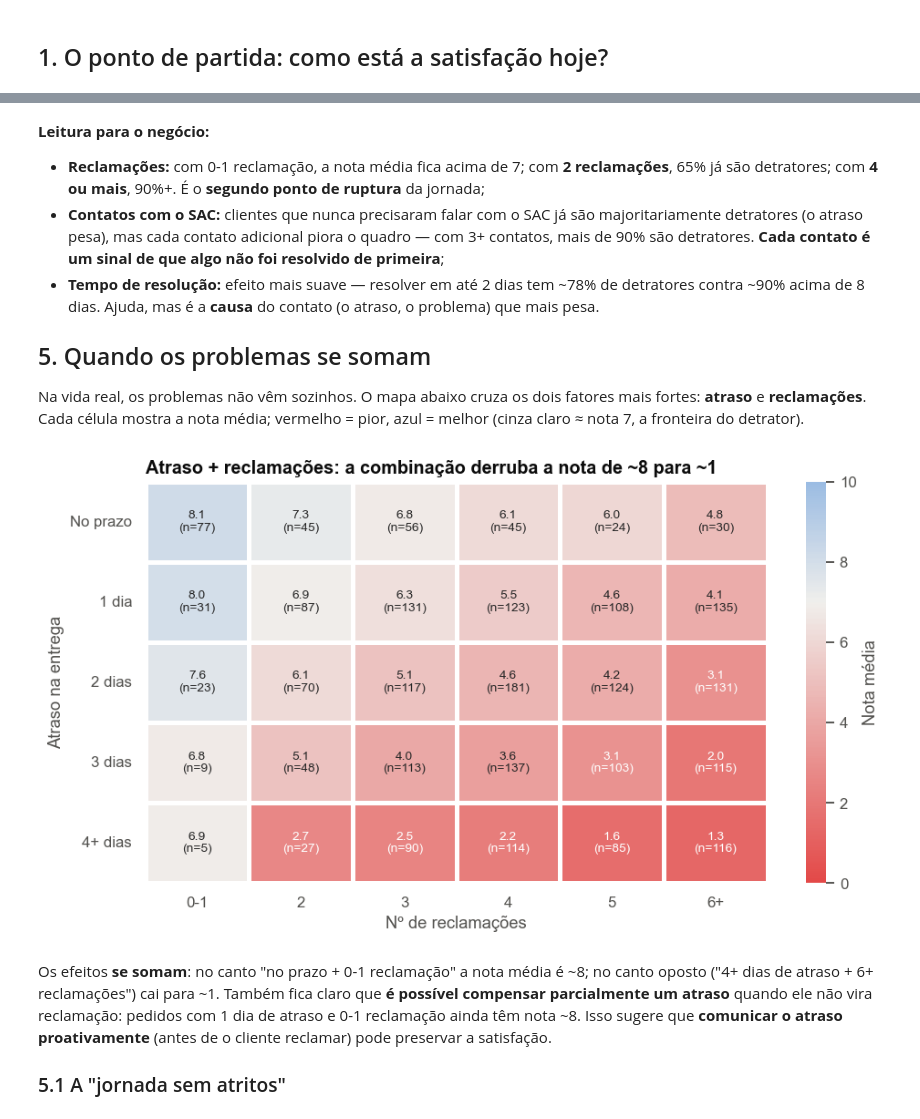
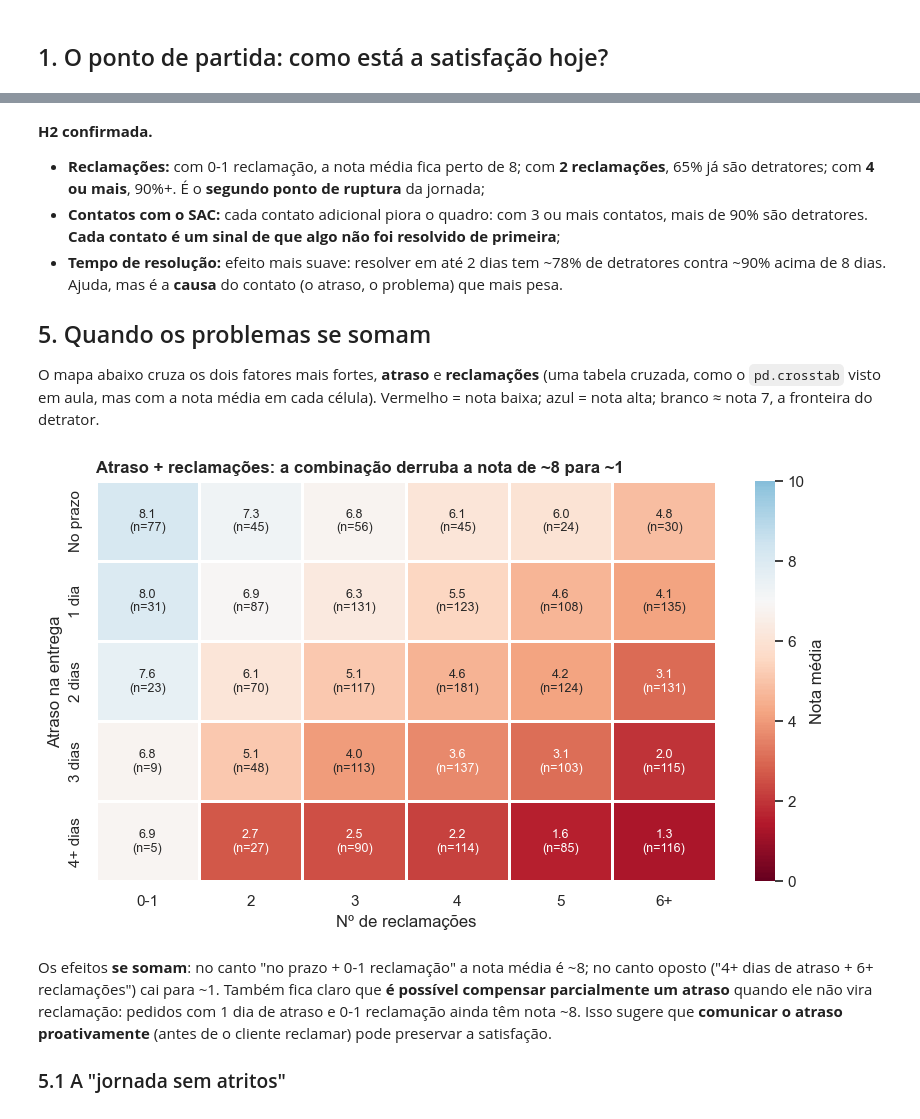
Before and after one commit to ricardowalendorff/Case_preditivo_NPS, a Jupyter notebook: notebooks/03_analise_exploratoria.ipynb, the cells around one changed output, grey strips where cells are left out. Drawn from its saved outputs; the diff is of its cells as text; code cells hidden in the pictures.

```diff
--- a/notebooks/03_analise_exploratoria.ipynb
+++ b/notebooks/03_analise_exploratoria.ipynb
@@ -22,24 +22,24 @@ from pathlib import Path
 sys.path.append(str(Path.cwd().parent))
 
 import matplotlib.pyplot as plt
-import matplotlib.ticker as mticker
 import numpy as np
 import pandas as pd
 import seaborn as sns
 from scipy import stats
+from statsmodels.stats.proportion import proportion_confint
 
-from src.nps_utils import (
-    FRIENDLY_NAMES, PRE_SURVEY_FEATURES, POST_EXPERIENCE_FEATURES,
-    load_processed_data, nps_index, nps_summary_by,
+from src.funcoes_nps import (
+    COLUNAS_POS_PESQUISA, COLUNAS_PRE_PESQUISA, NOMES_AMIGAVEIS, calcular_nps,
+    carregar_dados_tratados, intervalo_confianca_nps_bootstrap, resumir_nps_por_grupo,
 )
-from src.viz import (
-    COLOR_ALERT, COLOR_MUTED, COLOR_NEUTRAL, COLOR_PRIMARY, COLOR_TEXT_SECONDARY,
-    DIVERGING_CMAP, NPS_CATEGORY_COLORS, label_bars, save_figure, set_style,
+from src.graficos import (
+    COR_AZUL, COR_CINZA, COR_CINZA_CLARO, COR_VERMELHA, CORES_CATEGORIA_NPS,
+    configurar_estilo, rotular_barras, salvar_figura,
 )
 
-set_style()
-df = load_processed_data()
-print(f"{len(df)} pedidos carregados")
+configurar_estilo()
+dados = carregar_dados_tratados()
+print(f"{len(dados)} pedidos carregados")
 # %% [output]
 2500 pedidos carregados
 # %% [markdown]
@@ -278,30 +315,30 @@ pd.concat({"Reclamações": complaints_summary, "Contatos SAC": contacts_summary
 |  | 6-8 dias | 637 | 4.2 | 86.8 | 3.0 | -83.8 |
 |  | 9+ dias | 615 | 3.8 | 90.4 | 2.0 | -88.5 |
 # %% [markdown]
-**Leitura para o negócio:**
+**H2 confirmada.**
 
-- **Reclamações:** com 0-1 reclamação, a nota média fica acima de 7; com **2 reclamações**, 65% já são detratores; com **4 ou mais**, 90%+. É o **segundo ponto de ruptura** da jornada;
-- **Contatos com o SAC:** clientes que nunca precisaram falar com o SAC já são majoritariamente detratores (o atraso pesa), mas cada contato adicional piora o quadro — com 3+ contatos, mais de 90% são detratores. **Cada contato é um sinal de que algo não foi resolvido de primeira**;
-- **Tempo de resolução:** efeito mais suave — resolver em até 2 dias tem ~78% de detratores contra ~90% acima de 8 dias. Ajuda, mas é a **causa** do contato (o atraso, o problema) que mais pesa.
+- **Reclamações:** com 0-1 reclamação, a nota média fica perto de 8; com **2 reclamações**, 65% já são detratores; com **4 ou mais**, 90%+. É o **segundo ponto de ruptura** da jornada;
+- **Contatos com o SAC:** cada contato adicional piora o quadro: com 3 ou mais contatos, mais de 90% são detratores. **Cada contato é um sinal de que algo não foi resolvido de primeira**;
+- **Tempo de resolução:** efeito mais suave: resolver em até 2 dias tem ~78% de detratores contra ~90% acima de 8 dias. Ajuda, mas é a **causa** do contato (o atraso, o problema) que mais pesa.
 
 ## 5. Quando os problemas se somam
-Na vida real, os problemas não vêm sozinhos. O mapa abaixo cruza os dois fatores mais fortes: **atraso** e **reclamações**. Cada célula mostra a nota média; vermelho = pior, azul = melhor (cinza claro ≈ nota 7, a fronteira do detrator).
+
+O mapa abaixo cruza os dois fatores mais fortes, **atraso** e **reclamações** (uma tabela cruzada, como o `pd.crosstab` visto em aula, mas com a nota média em cada célula). Vermelho = nota baixa; azul = nota alta; branco ≈ nota 7, a fronteira do detrator.
 # %%
-pivot_mean = df.pivot_table(index="delay_band", columns="complaints_band", values="nps_score", aggfunc="mean", observed=False)
-pivot_count = df.pivot_table(index="delay_band", columns="complaints_band", values="nps_score", aggfunc="size", observed=False)
-annotations = pivot_mean.round(1).astype(str) + "\n(n=" + pivot_count.astype(str) + ")"
+nota_media_cruzada = dados.pivot_table(index="faixa_atraso", columns="faixa_reclamacoes", values="nps_score", aggfunc="mean", observed=False)
+pedidos_cruzados = pd.crosstab(dados["faixa_atraso"], dados["faixa_reclamacoes"])
+anotacoes = nota_media_cruzada.round(1).astype(str) + "\n(n=" + pedidos_cruzados.astype(str) + ")"
 
-fig, ax = plt.subplots(figsize=(10, 5.2))
-sns.heatmap(pivot_mean, annot=annotations, fmt="", cmap=DIVERGING_CMAP, center=7, vmin=0, vmax=10,
-            linewidths=2, linecolor="white", cbar_kws={"label": "Nota média"}, ax=ax, annot_kws={"fontsize": 9})
-ax.set_title("Atraso + reclamações: a combinação derruba a nota de ~8 para ~1")
-ax.set_xlabel("Nº de reclamações")
-ax.set_ylabel("Atraso na entrega")
-ax.tick_params(axis="y", rotation=0)
-save_figure(fig, "07_heatmap_atraso_reclamacoes.png")
+figura, eixo = plt.subplots(figsize=(10, 5.2))
+sns.heatmap(nota_media_cruzada, annot=anotacoes, fmt="", cmap="RdBu", center=7, vmin=0, vmax=10,
+            linewidths=2, linecolor="white", cbar_kws={"label": "Nota média"}, ax=eixo, annot_kws={"fontsize": 9})
+eixo.set_title("Atraso + reclamações: a combinação derruba a nota de ~8 para ~1")
+eixo.set_xlabel("Nº de reclamações")
+eixo.set_ylabel("Atraso na entrega")
+salvar_figura(figura, "07_heatmap_atraso_reclamacoes.png")
 plt.show()
 # %% [output]
-[figure, old version]
+[figure, new version]
 # %% [markdown]
 Os efeitos **se somam**: no canto "no prazo + 0-1 reclamação" a nota média é ~8; no canto oposto ("4+ dias de atraso + 6+ reclamações") cai para ~1. Também fica claro que **é possível compensar parcialmente um atraso** quando ele não vira reclamação: pedidos com 1 dia de atraso e 0-1 reclamação ainda têm nota ~8. Isso sugere que **comunicar o atraso proativamente** (antes de o cliente reclamar) pode preservar a satisfação.
 
```
Also changed, not shown: parts of 30 cells of this notebook, 22 other files.
